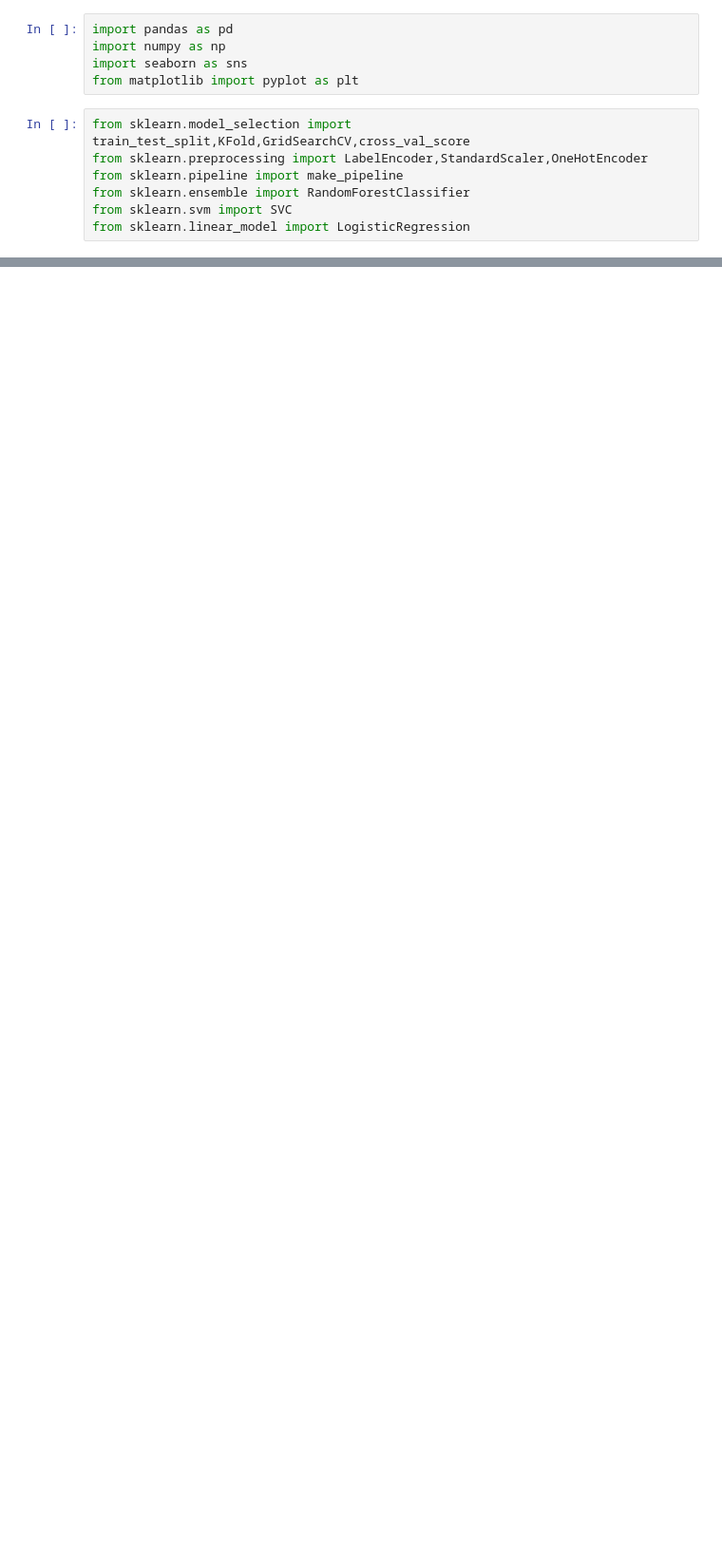
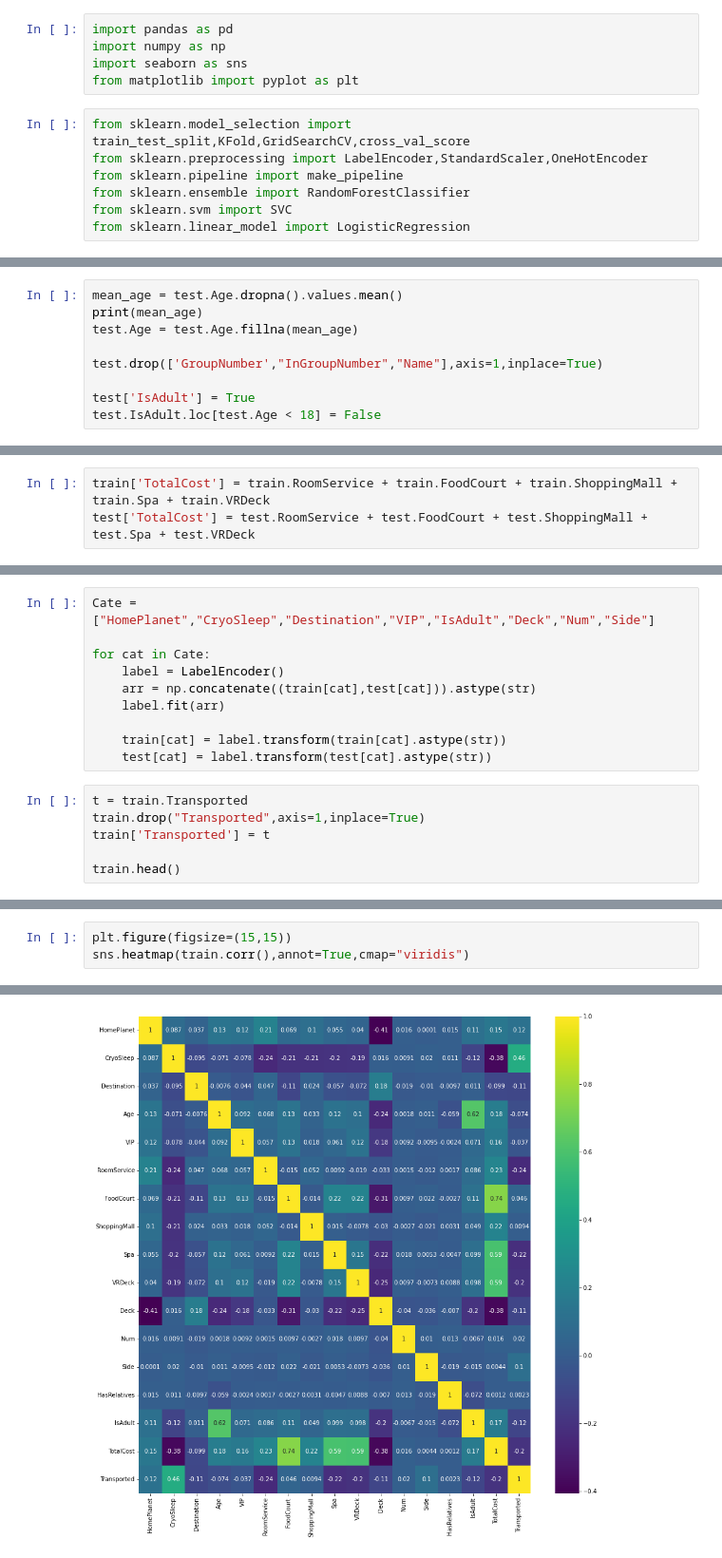
Before and after one commit to Fantasy98/Python-Machine-Learning, a Jupyter notebook: Python Practise/SpaceShip Titanic/Take2.ipynb, the cells around one changed output, grey strips where cells are left out. Shown: that part at 95% size. Saved outputs shown, nothing was run; the diff lists cells and outputs as text; blank space fills up the shorter version.

```diff
--- a/Python Practise/SpaceShip Titanic/Take2.ipynb
+++ b/Python Practise/SpaceShip Titanic/Take2.ipynb
@@ -36,0 +275,9 @@ train.head()
+# %%
+mean_age = test.Age.dropna().values.mean()
+print(mean_age)
+test.Age = test.Age.fillna(mean_age)
+
+test.drop(['GroupNumber',"InGroupNumber","Name"],axis=1,inplace=True)
+
+test['IsAdult'] = True
+test.IsAdult.loc[test.Age < 18] = False
@@ -36,0 +299,3 @@ train.head()
+# %%
+train['TotalCost'] = train.RoomService + train.FoodCourt + train.ShoppingMall + train.Spa + train.VRDeck
+test['TotalCost'] = test.RoomService + test.FoodCourt + test.ShoppingMall + test.Spa + test.VRDeck
@@ -36,0 +304,16 @@ train.head()
+# %%
+Cate = ["HomePlanet","CryoSleep","Destination","VIP","IsAdult","Deck","Num","Side"]
+
+for cat in Cate:
+    label = LabelEncoder()
+    arr = np.concatenate((train[cat],test[cat])).astype(str)
+    label.fit(arr)
+
+    train[cat] = label.transform(train[cat].astype(str))
+    test[cat] = label.transform(test[cat].astype(str))
+# %%
+t = train.Transported
+train.drop("Transported",axis=1,inplace=True)
+train['Transported'] = t
+
+train.head()
@@ -36,0 +329,4 @@ train.head()
+# %%
+plt.figure(figsize=(15,15))
+sns.heatmap(train.corr(),annot=True,cmap="viridis")
+# %% [output]
@@ -36,0 +334 @@ train.head()
+[figure, added]
```
Also changed, not shown: parts of 49 cells of this notebook.
